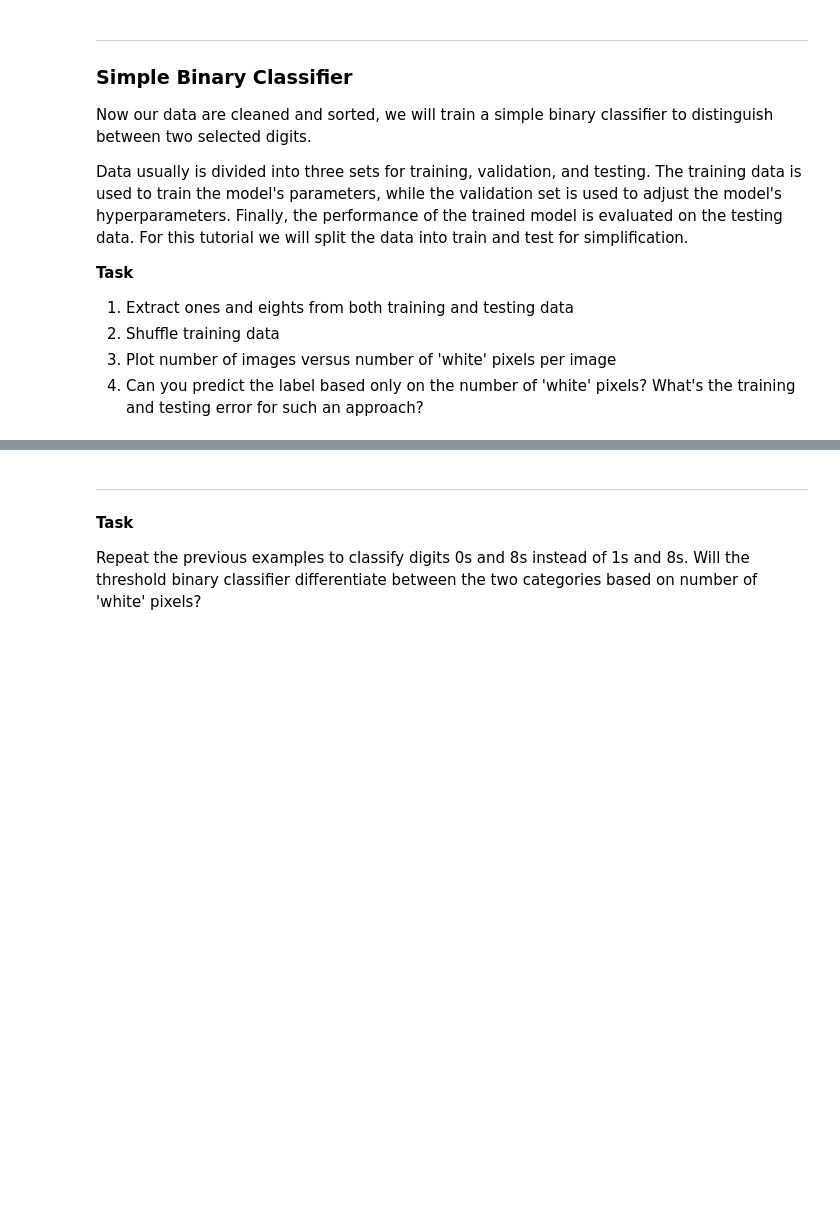
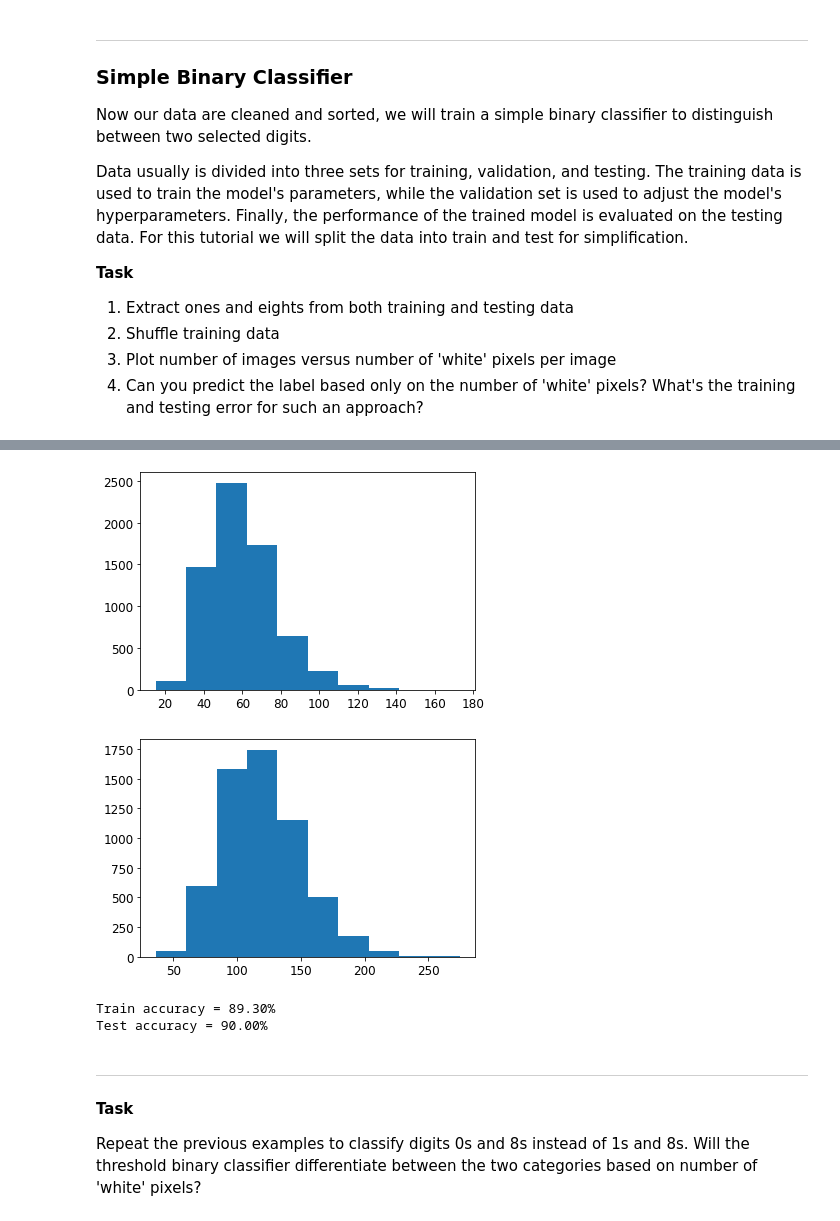
Before and after one commit to WenquanZou/machine_learning_for_imaging, a Jupyter notebook: 01_Intro_ML_for_Imaging.ipynb, the cells around one changed output, grey strips where cells are left out. Cells and saved outputs as stored; diff of their text form; code cells hidden in the pictures; blank space fills up the shorter version.

```diff
--- a/01_Intro_ML_for_Imaging.ipynb
+++ b/01_Intro_ML_for_Imaging.ipynb
@@ -187,10 +231,18 @@ plt.show()
 # %%
 ############################################################################
 # Q:plot number of images versus number of 'white' foreground pixels
 # for both 1s and 8s classes.
 ############################################################################
 
-#INSERT CODE HERE
+frequency_ones = [np.count_nonzero(selected_train_data[i]) for i, target in enumerate(selected_train_label) if target == 0]
+frequency_eights = [np.count_nonzero(selected_train_data[i]) for i, target in enumerate(selected_train_label) if target == 1]
+plt.hist(frequency_ones)
+plt.show()
+plt.hist(frequency_eights)
+plt.show()
+# %% [output]
+[figure, added]
+[figure, added]
 # %%
 ############################################################################
 # Q: select threshold value to sperate between the two classes
@@ -208,12 +262,23 @@ plt.show()
 # Q: calculate both training and testing accuracy
 # You should get accuracies around 89-90%
 ############################################################################
-
-train_acc = #INSERT CODE HERE
+sum_correct = 0
+for i in range(len(classified_train)):
+  if (classified_train[i] == selected_train_label[i]):
+    sum_correct = sum_correct + 1
+train_acc = sum_correct / len(classified_train) * 100
 print('Train accuracy = {:.2f}%'.format(train_acc))
 
-test_acc = #INSERT CODE HERE
+sum_correct = 0
+for i in range(len(classified_test)):
+
+  if (classified_test[i] == selected_test_label[i]):
+    sum_correct = sum_correct + 1
+test_acc = sum_correct / len(classified_test) * 100
 print('Test accuracy = {:.2f}%'.format(test_acc))
+# %% [output]
+Train accuracy = 89.30%
+Test accuracy = 90.00%
 # %% [markdown]
 ---
 **Task**
```
Also changed, not shown: parts of 12 cells of this notebook.
